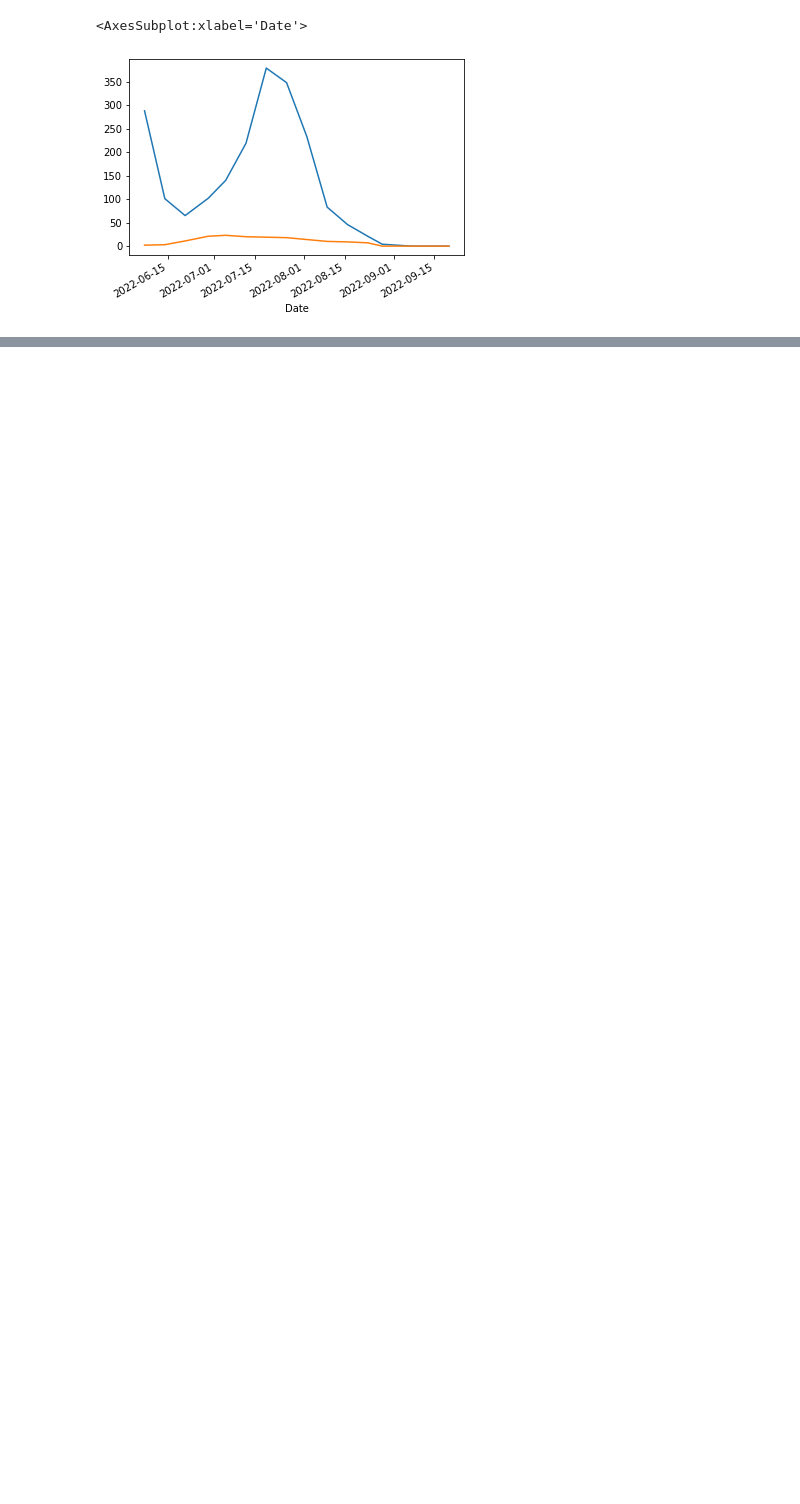
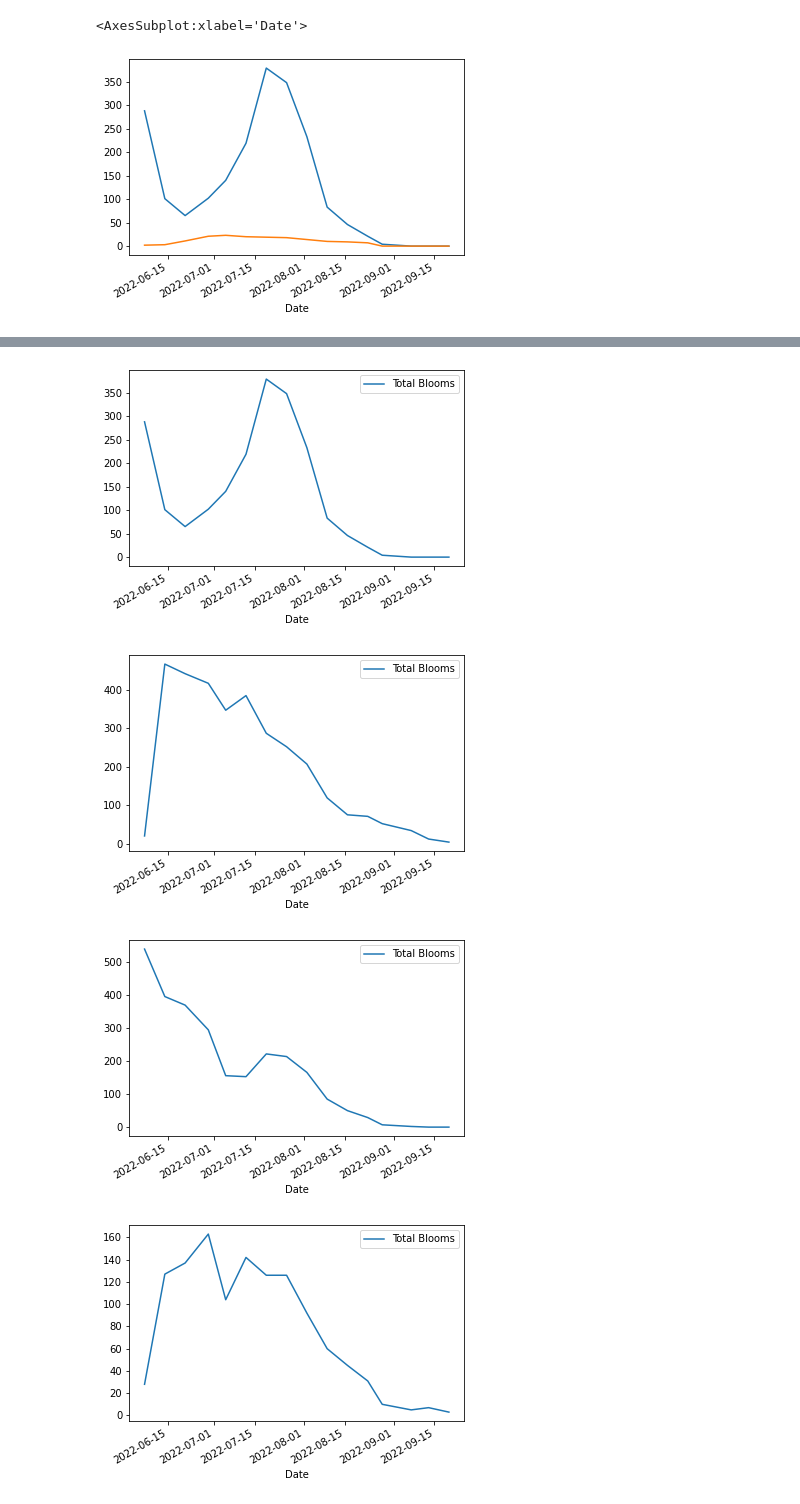
Before and after one commit to emaynard10/Phenology-Analysis, a Jupyter notebook: Import data.ipynb, the cells around one changed output, grey strips where cells are left out. Cells and saved outputs as stored; diff of their text form; code cells hidden in the pictures; blank space fills up the shorter version.

```diff
--- a/Import data.ipynb
+++ b/Import data.ipynb
@@ -68,3 +45,0 @@ df1.plot(x='Date', figsize=(15,10), legend=False)
-# %%
-df1 = df1.transpose()
-df1
@@ -171 +128,10 @@ Species                 object
 dtype: object
+# %%
+def cleaning(dfs):
+    for x in dfs:
+        x.dropna()
+        x.rename(columns = {'Total Plants Blooming':'Total Blooms'}, inplace=True)
+    print(dfs)
+
+dfs = [df1, df2, df3, df4]
+cleaning(dfs)
@@ -172,5 +177,12 @@ dtype: object
 # %%
-df1= df1.dropna()
-df2= df2.dropna()
-df3= df3.dropna()
-df4 =df4.dropna()
+def plotting(dfs):
+    for p in dfs:
+        p.plot(x='Date', y=['Total Blooms'])
+
+dfs = [df1, df2, df3, df4]
+plotting(dfs)
+# %% [output]
+[figure, added]
+[figure, added]
+[figure, added]
+[figure, added]
```
Also changed, not shown: parts of 18 cells of this notebook.
